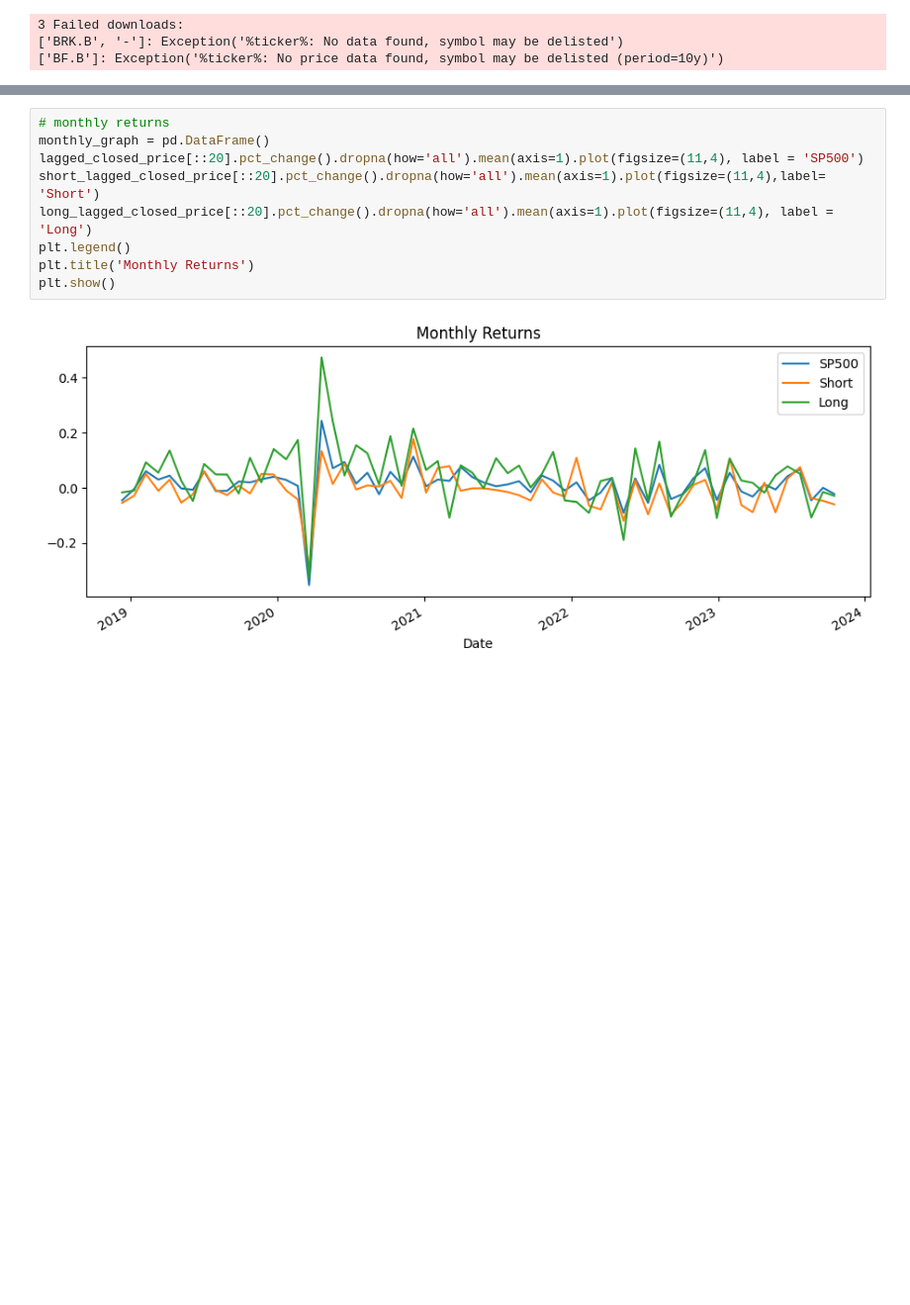
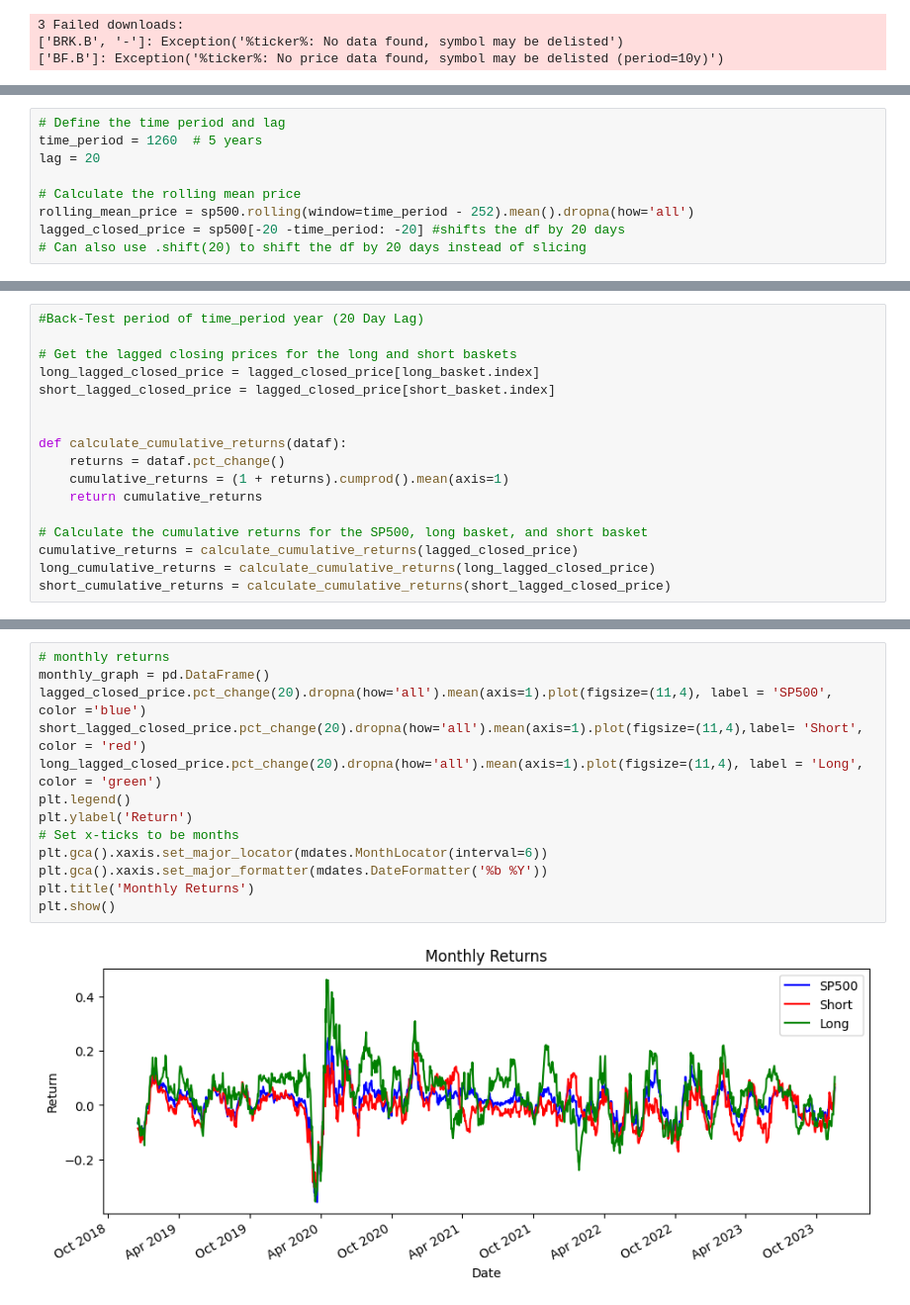
Before and after one commit to CCNY-Analytics-and-Quant/Quantative-Finance-Repo, a Jupyter notebook: Final-Project/workbooks/JB_draft/final_project.ipynb, the cells around one changed output, grey strips where cells are left out. Shown at 99% size. Drawn from its saved outputs; the diff is of its cells as text; blank space fills up the shorter version.

Commit message:
Fixing factors and graphs

```diff
--- a/Final-Project/workbooks/JB_draft/final_project.ipynb
+++ b/Final-Project/workbooks/JB_draft/final_project.ipynb
@@ -46,0 +29,9 @@ lagged_closed_price[::39*5].pct_change().dropna(how='all')
+# %%
+# Define the time period and lag
+time_period = 1260  # 5 years
+lag = 20
+
+# Calculate the rolling mean price
+rolling_mean_price = sp500.rolling(window=time_period - 252).mean().dropna(how='all')
+lagged_closed_price = sp500[-20 -time_period: -20] #shifts the df by 20 days
+# Can also use .shift(20) to shift the df by 20 days instead of slicing
@@ -211,0 +190,17 @@ lagged_closed_price[::20].pct_change().dropna(how='all')
+# %%
+#Back-Test period of time_period year (20 Day Lag)
+
+# Get the lagged closing prices for the long and short baskets
+long_lagged_closed_price = lagged_closed_price[long_basket.index]
+short_lagged_closed_price = lagged_closed_price[short_basket.index]
+
+
+def calculate_cumulative_returns(dataf):
+    returns = dataf.pct_change()
+    cumulative_returns = (1 + returns).cumprod().mean(axis=1)
+    return cumulative_returns
+
+# Calculate the cumulative returns for the SP500, long basket, and short basket
+cumulative_returns = calculate_cumulative_returns(lagged_closed_price)
+long_cumulative_returns = calculate_cumulative_returns(long_lagged_closed_price)
+short_cumulative_returns = calculate_cumulative_returns(short_lagged_closed_price)
@@ -212,11 +249,15 @@ lagged_closed_price[::20].pct_change().dropna(how='all')
 # %%
 # monthly returns
 monthly_graph = pd.DataFrame()
-lagged_closed_price[::20].pct_change().dropna(how='all').mean(axis=1).plot(figsize=(11,4), label = 'SP500')
-short_lagged_closed_price[::20].pct_change().dropna(how='all').mean(axis=1).plot(figsize=(11,4),label= 'Short')
-long_lagged_closed_price[::20].pct_change().dropna(how='all').mean(axis=1).plot(figsize=(11,4), label = 'Long')
+lagged_closed_price.pct_change(20).dropna(how='all').mean(axis=1).plot(figsize=(11,4), label = 'SP500', color ='blue')
+short_lagged_closed_price.pct_change(20).dropna(how='all').mean(axis=1).plot(figsize=(11,4),label= 'Short', color = 'red')
+long_lagged_closed_price.pct_change(20).dropna(how='all').mean(axis=1).plot(figsize=(11,4), label = 'Long', color = 'green')
 plt.legend()
+plt.ylabel('Return')
+# Set x-ticks to be months
+plt.gca().xaxis.set_major_locator(mdates.MonthLocator(interval=6))
+plt.gca().xaxis.set_major_formatter(mdates.DateFormatter('%b %Y'))
 plt.title('Monthly Returns')
 plt.show()
 # %% [output]
-[figure, old version]
+[figure, new version]
```
Also changed, not shown: parts of 21 cells of this notebook.
